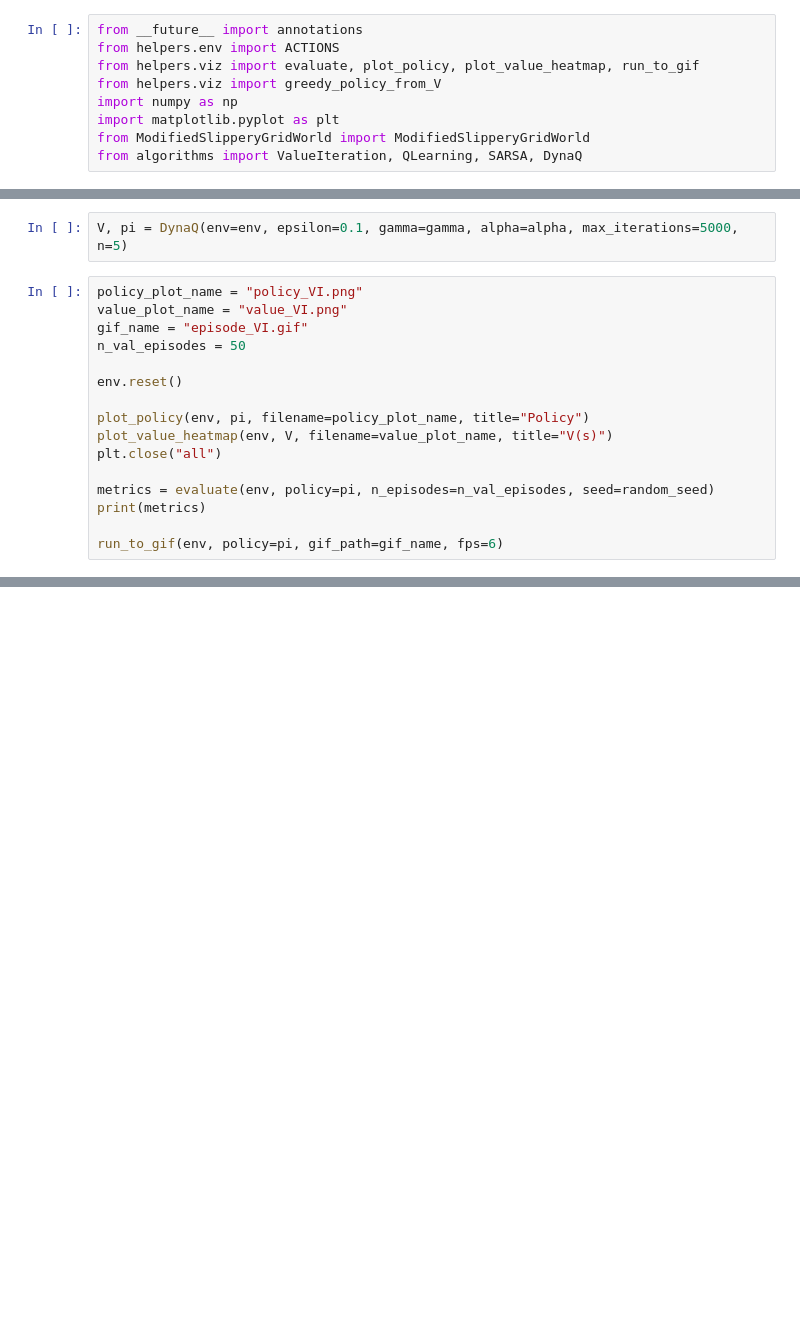
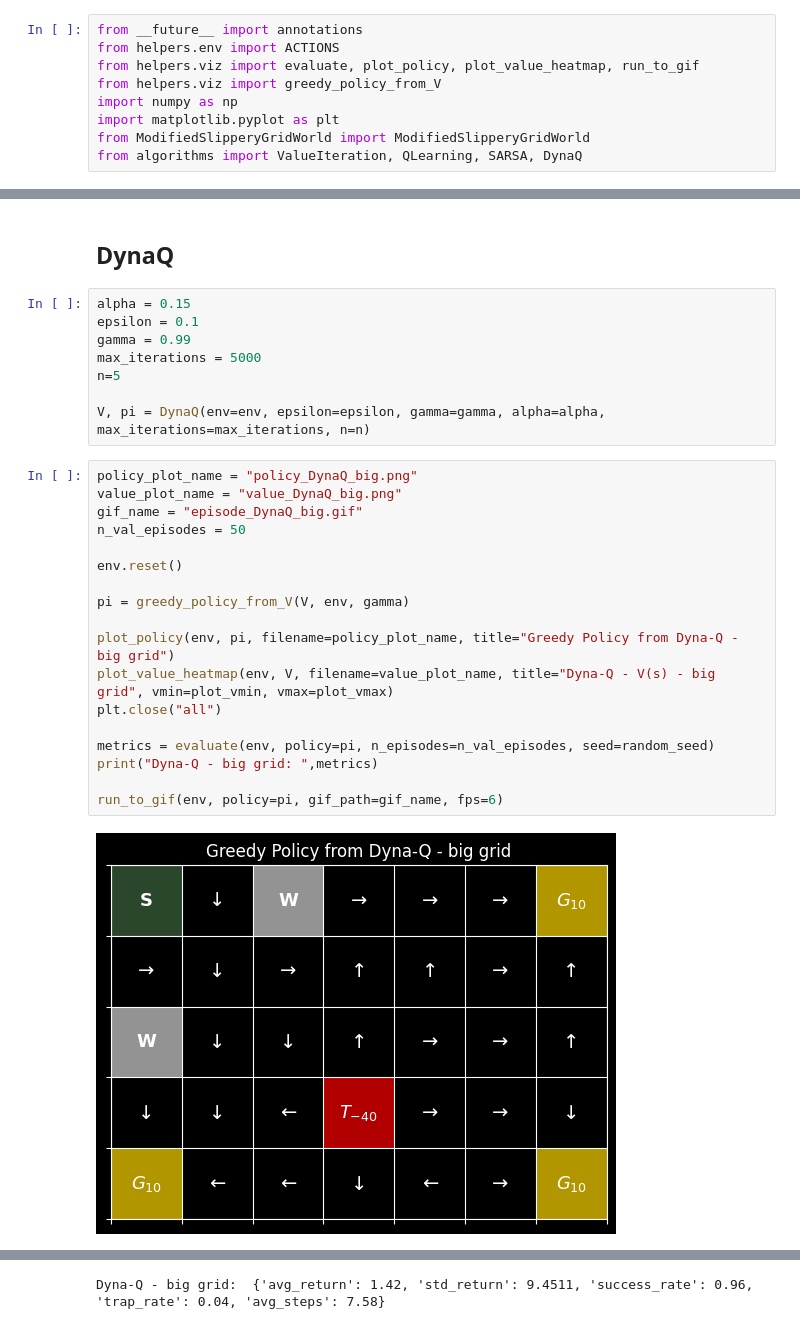
Before and after one commit to ondrey-16/MiNI-Project_WSI, a Jupyter notebook: MiniProject.ipynb, the cells around one changed output, grey strips where cells are left out. Saved outputs shown, nothing was run; the diff lists cells and outputs as text; blank space fills up the shorter version.

```diff
--- a/MiniProject.ipynb
+++ b/MiniProject.ipynb
@@ -104,18 +138,30 @@ run_to_gif(env, policy=pi, gif_path=gif_name, fps=6)
+# %% [markdown]
+## DynaQ
 # %%
-V, pi = DynaQ(env=env, epsilon=0.1, gamma=gamma, alpha=alpha, max_iterations=5000, n=5)
+alpha = 0.15
+epsilon = 0.1
+gamma = 0.99
+max_iterations = 5000
+n=5
+
+V, pi = DynaQ(env=env, epsilon=epsilon, gamma=gamma, alpha=alpha, max_iterations=max_iterations, n=n)
 # %%
-policy_plot_name = "policy_VI.png"
-value_plot_name = "value_VI.png"
-gif_name = "episode_VI.gif"
+policy_plot_name = "policy_DynaQ_big.png"
+value_plot_name = "value_DynaQ_big.png"
+gif_name = "episode_DynaQ_big.gif"
 n_val_episodes = 50
 
 env.reset()
 
-plot_policy(env, pi, filename=policy_plot_name, title="Policy")
-plot_value_heatmap(env, V, filename=value_plot_name, title="V(s)")
+pi = greedy_policy_from_V(V, env, gamma)
+
+plot_policy(env, pi, filename=policy_plot_name, title="Greedy Policy from Dyna-Q - big grid")
+plot_value_heatmap(env, V, filename=value_plot_name, title="Dyna-Q - V(s) - big grid", vmin=plot_vmin, vmax=plot_vmax)
 plt.close("all")
 
 metrics = evaluate(env, policy=pi, n_episodes=n_val_episodes, seed=random_seed)
-print(metrics)
+print("Dyna-Q - big grid: ",metrics)
 
 run_to_gif(env, policy=pi, gif_path=gif_name, fps=6)
+# %% [output]
+[figure, added]
@@ -121,0 +169 @@ run_to_gif(env, policy=pi, gif_path=gif_name, fps=6)
+Dyna-Q - big grid:  {'avg_return': 1.42, 'std_return': 9.4511, 'success_rate': 0.96, 'trap_rate': 0.04, 'avg_steps': 7.58}
```
Also changed, not shown: parts of 29 cells of this notebook, 39 other files.
